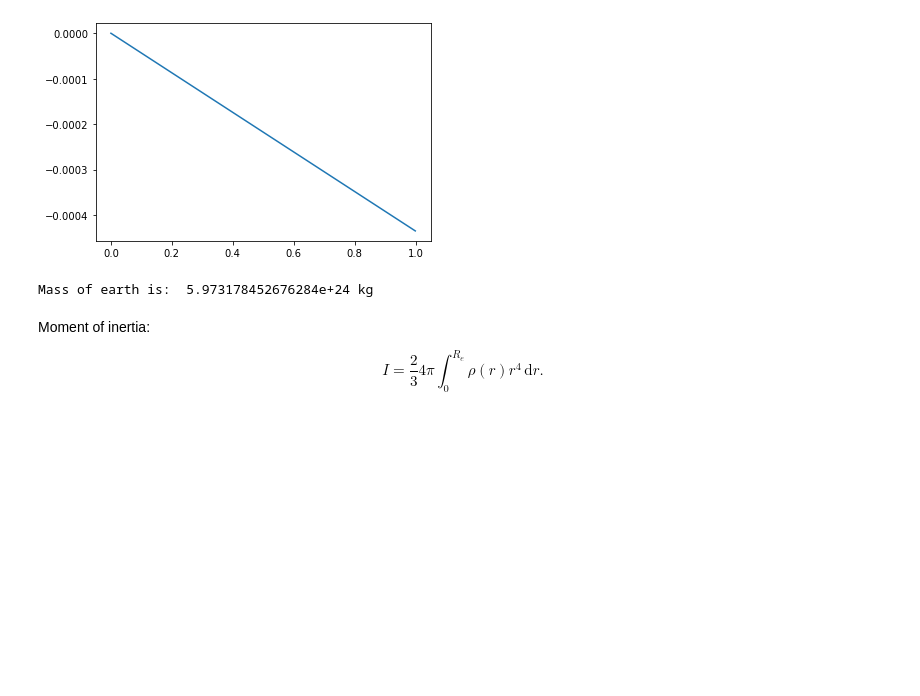
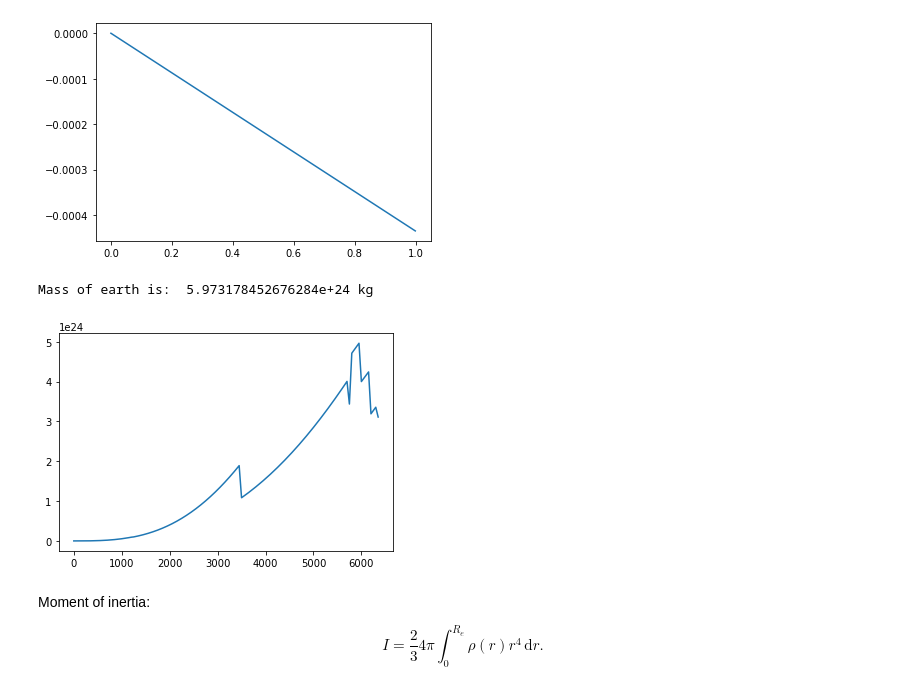
Before and after one commit to andreww/prem4derg, a Jupyter notebook: week_1_talk/week_1_slides.ipynb, the cells around one changed output. Drawn from its saved outputs; the diff is of its cells as text; code cells hidden in the pictures; blank space fills up the shorter version.

```diff
--- a/week_1_talk/week_1_slides.ipynb
+++ b/week_1_talk/week_1_slides.ipynb
@@ -268,6 +268,15 @@ mass = mass_poly.integrate(0.0,6371.0)
 print("Mass of earth is: ", mass, "kg")
 # %% [output]
 Mass of earth is:  5.973178452676284e+24 kg
+# %%
+fig, ax = plt.subplots()
+
+rs = np.arange(0, 6371.0, 50)
+ax.plot(rs, mass_poly(rs)) # OK - How do I deal with this. I would like a graph of int(M(r)) v's r
+
+plt.show()
+# %% [output]
+[figure, added]
 # %% [markdown]
 Moment of inertia:
 
```
Also changed, not shown: parts of 3 cells of this notebook.
